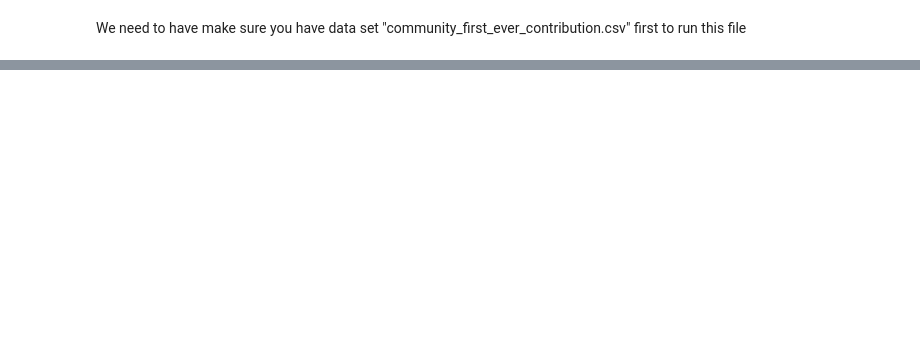
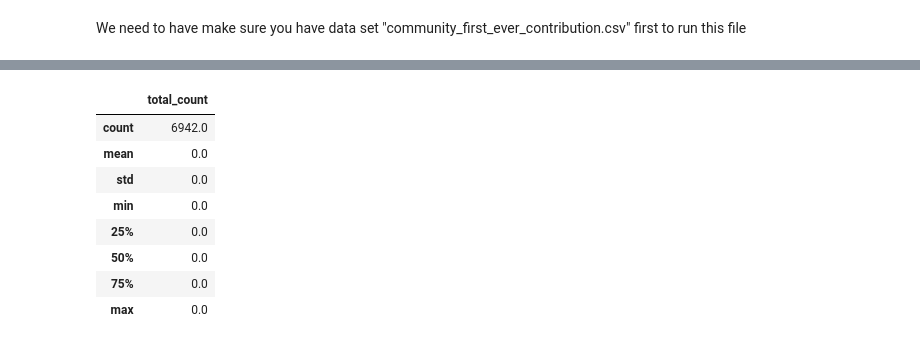
Before and after one commit to sauravgupta2800/Open-source-community-health, a Jupyter notebook: community_first_ever_contribution.ipynb, the cells around one changed output, grey strips where cells are left out. Cells and saved outputs as stored; diff of their text form; code cells hidden in the pictures; blank space fills up the shorter version.

```diff
--- a/community_first_ever_contribution.ipynb
+++ b/community_first_ever_contribution.ipynb
@@ -47,0 +99,15 @@ dtype: float64
+# %%
+#Merge
+
+merged_df = pd.merge(newcomer_df, main_df[['Name', 'userlogin']], on='userlogin', how='left')
+merged_df.describe()
+# %% [output]
+|  | total_count |
+| count | 6942.0 |
+| mean | 0.0 |
+| std | 0.0 |
+| min | 0.0 |
+| 25% | 0.0 |
+| 50% | 0.0 |
+| 75% | 0.0 |
+| max | 0.0 |
```
Also changed, not shown: parts of 7 cells of this notebook, 1 other file.
